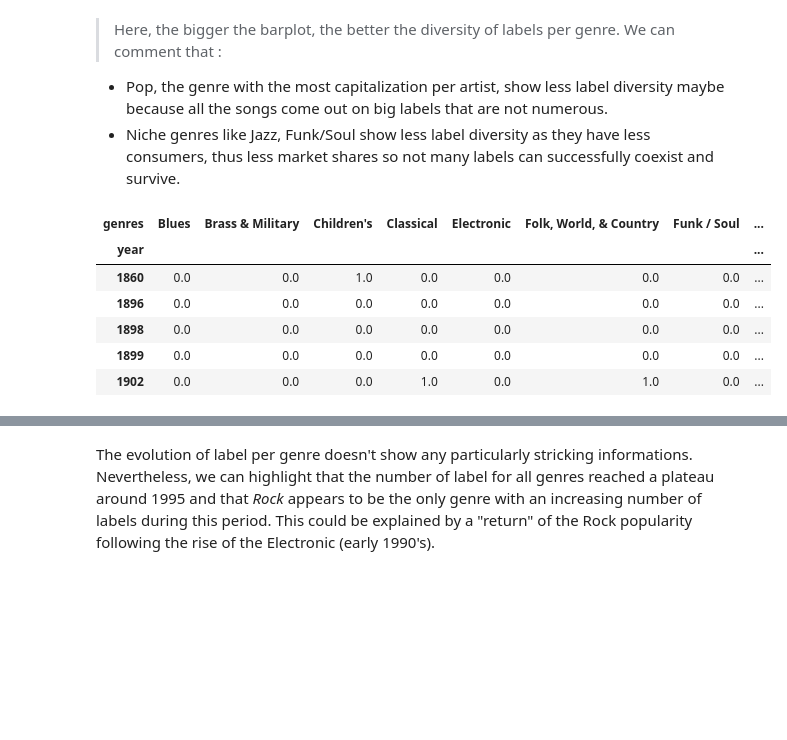
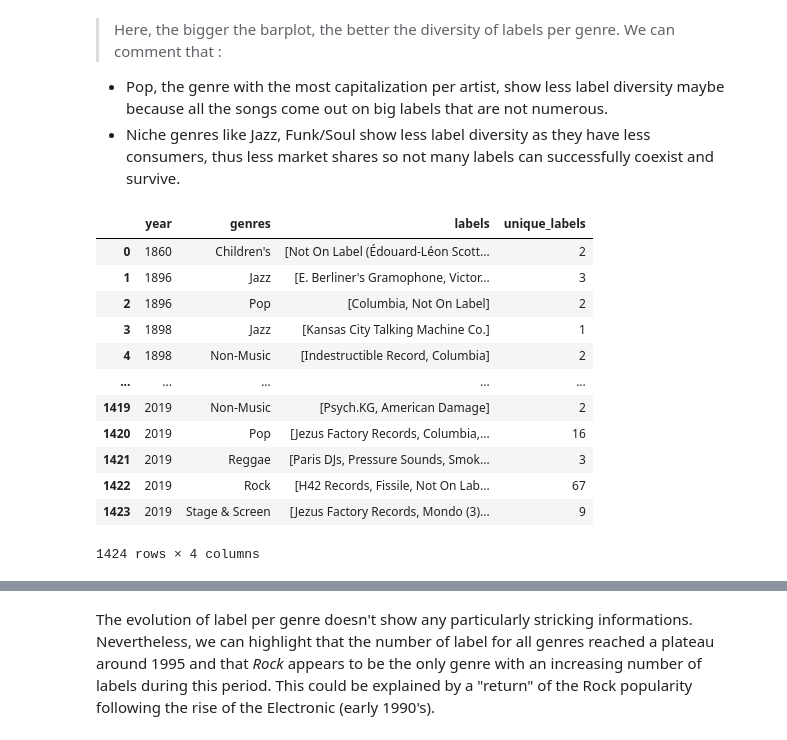
Before and after one commit to JBMembrado/Projects, a Jupyter notebook: Milestone_3.ipynb, the cells around one changed output, grey strips where cells are left out. Drawn from its saved outputs; the diff is of its cells as text; code cells hidden in the pictures; blank space fills up the shorter version.

```diff
--- a/Milestone_3.ipynb
+++ b/Milestone_3.ipynb
@@ -336,5 +300,5 @@ Notwithstanding this last point, we can distinguish a certain form of exhausatio
 exploded_genres = master_full_DF[['year', 'genres', 'labels',
                                   'format', 'n_releases']].explode('genres')
 
-genres_DF = exploded_genres.groupby(['year', 'genres']).size().unstack().fillna(0)
-genres_DF.head()
+genres_DF = exploded_genres.groupby(['year', 'genres']).n_releases.count().reset_index()\
+                            .rename(columns = {'n_releases':'#masters'})
@@ -359,32 +304,0 @@ plt.grid(alpha = .4)
-# %%
-fig, ax = plt.subplots(figsize = (15, 15))
-
-# Choice to normalize by the total number of master per year and to seperate into 2 plots
-normalize, sep_year = False, 1950
-
-for idx, data in enumerate([genres_DF.loc[:sep_year], genres_DF.loc[sep_year:]]):
-
-    plt.subplot(2,1,1 +idx)
-
-    if normalize:
-        to_plot = data.values.T / data.values.sum(axis = 1)
-    else:
-        to_plot = data.values.T
-
-    if idx == 0:
-        plt.title('Evolution of music genre distribution up until {:d}.'
-                  .format(sep_year), fontsize = 18)
-    else:
-        plt.title('Evolution of music genre distribution up after {:d}.'
-                  .format(sep_year), fontsize = 18)
-
-    plt.stackplot(data.index.values, to_plot,
-                  labels = data.columns.values)
-
-    plt.xlabel('Year', fontsize = 14)
-    plt.ylabel('Number of Masters (albums)', fontsize = 14)
-
-    plt.grid()
-    plt.legend(loc = 'lower left', ncol = 1, fontsize = 12, bbox_to_anchor=(1, 0))
-
-plt.tight_layout()
@@ -565,15 +559,21 @@ plt.tight_layout()
 - Pop, the genre with the most capitalization per artist, show less label diversity maybe because all the songs come out on big labels that are not numerous.
 - Niche genres like Jazz, Funk/Soul show less label diversity as they have less consumers, thus less market shares so not many labels can successfully coexist and survive.
 # %%
-label_DF = exploded_genres.groupby(['year', 'genres'])\
-                            .agg({'labels':'nunique'})\
-                            .unstack().fillna(0)['labels']
-label_DF.head()
+label_DF = exploded_genres.groupby(['year', 'genres']).labels.sum().reset_index()
+
+label_DF.loc[:,'unique_labels'] = label_DF.labels.apply(lambda x: len(set(x)))
+label_DF
 # %% [output]
-| genres | Blues | Brass & Military | Children's | Classical | Electronic | Folk, World, & Country | Funk / Soul | ... |
-| year |  |  |  |  |  |  |  | ... |
-| 1860 | 0.0 | 0.0 | 1.0 | 0.0 | 0.0 | 0.0 | 0.0 | ... |
-| 1896 | 0.0 | 0.0 | 0.0 | 0.0 | 0.0 | 0.0 | 0.0 | ... |
-| 1898 | 0.0 | 0.0 | 0.0 | 0.0 | 0.0 | 0.0 | 0.0 | ... |
-| 1899 | 0.0 | 0.0 | 0.0 | 0.0 | 0.0 | 0.0 | 0.0 | ... |
-| 1902 | 0.0 | 0.0 | 0.0 | 1.0 | 0.0 | 1.0 | 0.0 | ... |
+|  | year | genres | labels | unique_labels |
+| 0 | 1860 | Children's | [Not On Label (Édouard-Léon Scott... | 2 |
+| 1 | 1896 | Jazz | [E. Berliner's Gramophone, Victor... | 3 |
+| 2 | 1896 | Pop | [Columbia, Not On Label] | 2 |
+| 3 | 1898 | Jazz | [Kansas City Talking Machine Co.] | 1 |
+| 4 | 1898 | Non-Music | [Indestructible Record, Columbia] | 2 |
+| ... | ... | ... | ... | ... |
+| 1419 | 2019 | Non-Music | [Psych.KG, American Damage] | 2 |
+| 1420 | 2019 | Pop | [Jezus Factory Records, Columbia,... | 16 |
+| 1421 | 2019 | Reggae | [Paris DJs, Pressure Sounds, Smok... | 3 |
+| 1422 | 2019 | Rock | [H42 Records, Fissile, Not On Lab... | 67 |
+| 1423 | 2019 | Stage & Screen | [Jezus Factory Records, Mondo (3)... | 9 |
+1424 rows × 4 columns
```
Also changed, not shown: parts of 63 cells of this notebook.
